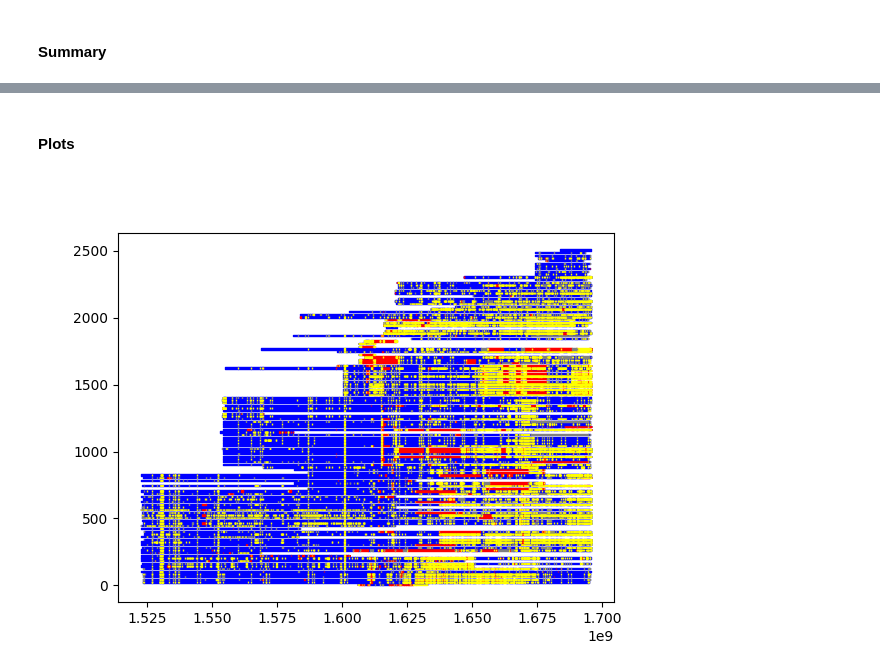
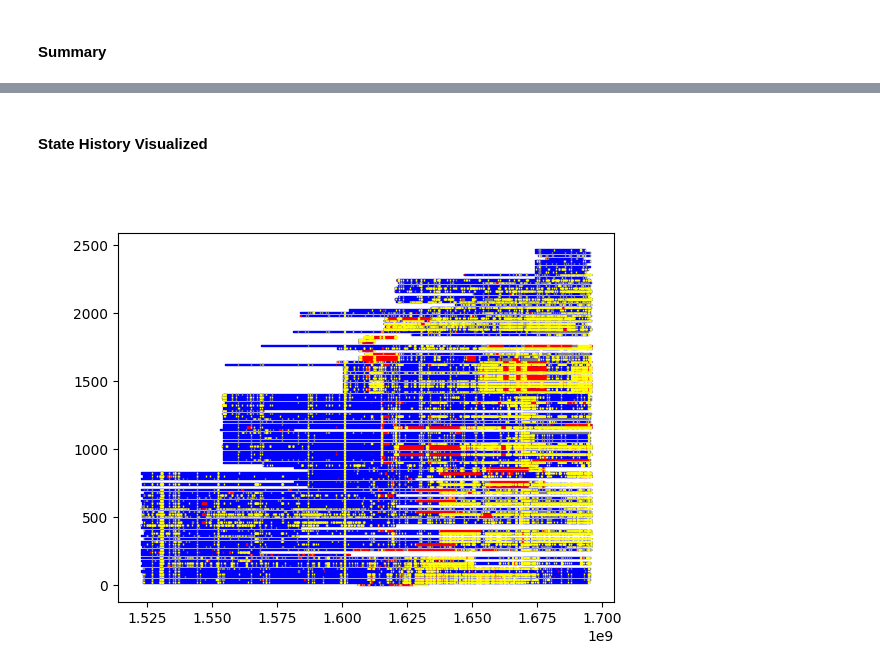
Before and after one commit to b-dagostino/charger-reliability, a Jupyter notebook: notebooks/bdag.ipynb, the cells around one changed output, grey strips where cells are left out. Cells and saved outputs as stored; diff of their text form; code cells hidden in the pictures.

```diff
--- a/notebooks/bdag.ipynb
+++ b/notebooks/bdag.ipynb
@@ -211,7 +211,7 @@ def calculate_state_from_alarms(alarms):
     models: dict[str, ChargerModel] = {}
 
     state_alarms = alarms.copy()
-    state_alarms['State'] = ''
+    state_alarms['State'] = pd.Series()
 
     # Iterate through all alarms chronologically and send to underlying charger state models.
     for index, row in state_alarms.sort_values('Alarm Time').iterrows():
@@ -266,25 +266,17 @@ def build_state_history(state_alarms):
         period_group = group.groupby('Period')
         charger_state_history = pd.DataFrame({
             'State': period_group.State.first(),
-            'Start' : period_group['Alarm Time'].first(),
-            'End': period_group['Alarm Time'].last(),
+            'Time' : period_group['Alarm Time'].first(),
             'Alarms': period_group.size()}).reset_index(drop=True)
 
         charger_state_history['MAC Address'] = mac
         charger_state_history['Period'] = charger_state_history.index
 
-        # Fix up end times
-        for index, row in charger_state_history.iterrows():
-            try:
-                charger_state_history.loc[index, 'End'] = charger_state_history.loc[index + 1, 'Start']
-            finally:
-                continue
-
-        # Calculate durations
-        charger_state_history['Duration'] = charger_state_history['End'] - charger_state_history['Start']
+        # Calculate duration
+        charger_state_history['Duration'] = charger_state_history['Time'].shift(-1) - charger_state_history['Time']
 
         # Order columns
-        charger_state_history = charger_state_history[['MAC Address', 'Period', 'State', 'Start', 'End', 'Duration', 'Alarms']]
+        charger_state_history = charger_state_history[['MAC Address', 'Period', 'State', 'Time', 'Duration', 'Alarms']]
 
         # Concat
         if state_history is None:
@@ -292,7 +284,6 @@ def build_state_history(state_alarms):
         else:
             state_history = pd.concat([state_history, charger_state_history])
 
-
     return state_history
 
-state_history = build_state_history(state_alarms)
+state_history = build_state_history(state_alarms).dropna()
@@ -376,37 +338,37 @@ display(pd.concat([state_percentages.mean(), state_percentages.std()], axis=1, k
 | Total | 100.000000 | 0.000000 |
-# %% [markdown]
-#### **Plots**
+# %% [markdown]
+#### **State History Visualized**
 # %%
 state_to_plot_map = {
     'Available': {
         'color': 'blue'
     },
     'Faulted': {
         'color': 'red'
     },
     'Unreachable': {
         'color': 'yellow'
     },
     'Unavailable': {
         'color': 'grey'
     },
     'Unknown': {
         'color': 'black'
     }
 }
 
 %matplotlib widget
 fig, ax = plt.subplots()
 
 for i, mac in enumerate(state_history['MAC Address'].unique()):
     for state, properties in state_to_plot_map.items():
         state_periods = state_history[(state_history['MAC Address'] == mac) & (state_history.State == state)]
-        xranges = [(row.Start.timestamp(), row.Duration.total_seconds()) for _, row in state_periods.iterrows()]
+        xranges = [(row.Time.timestamp(), row.Duration.total_seconds()) for _, row in state_periods.iterrows()]
         # display(xranges)
         ax.broken_barh(xranges, (i*20, 10), color=properties['color'])
 
 locs = ax.get_xticks()
 labels = list(map(lambda loc: pd.Timestamp(loc, unit='s', tz='US/Pacific'), locs))
 # ax.set_xticks(locs, labels, rotation=270);
 # %% [output]
-[figure, old version]
+[figure, new version]
```
Also changed, not shown: parts of 8 cells of this notebook.
